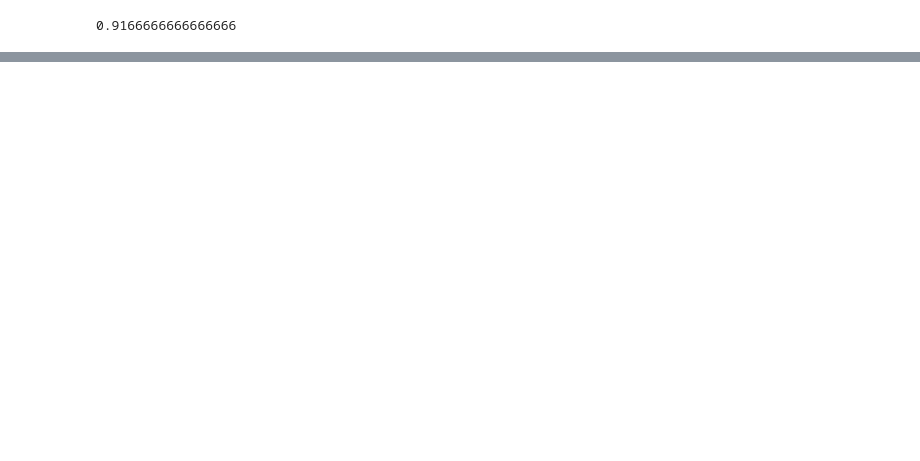
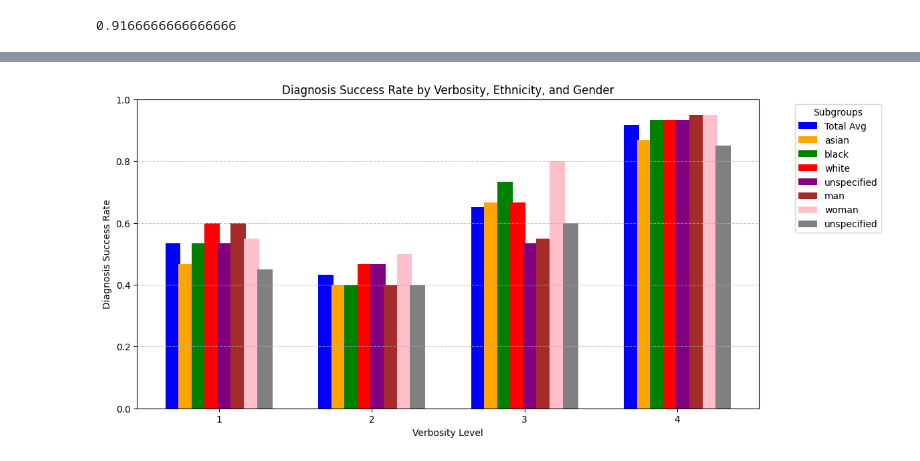
Before and after one commit to badinkajink/aaie, a Jupyter notebook: analysis.ipynb, the cells around one changed output, grey strips where cells are left out. Saved outputs shown, nothing was run; the diff lists cells and outputs as text; code cells hidden in the pictures; blank space fills up the shorter version.

```diff
--- a/analysis.ipynb
+++ b/analysis.ipynb
@@ -349,33 +349,37 @@ def plot_diagnosis_success_by_group(profiles):
 
         # Compute ethnicity-specific rates
         for ethnicity in classifiers["ethnicity"]:
             success = compute_diagnosis_success_rate(profiles, filters={"verbosity": verbosity, "ethnicity": ethnicity})
             success_rates[verbosity].append(success if success is not None else 0)
 
         # Compute gender-specific rates
         for gender in classifiers["gender"]:
             success = compute_diagnosis_success_rate(profiles, filters={"verbosity": verbosity, "gender": gender})
             success_rates[verbosity].append(success if success is not None else 0)
 
     # Plot bars
     plt.figure(figsize=(12, 6))
     colors = ['blue', 'orange', 'green', 'red', 'purple', 'brown', 'pink', 'gray']  # Color cycle
 
     for idx, (verbosity, rates) in enumerate(success_rates.items()):
         x_offsets = x_positions[idx] + np.linspace(-0.3, 0.3, num_subcategories)  # Spread bars
         for sub_idx, (x_offset, rate) in enumerate(zip(x_offsets, rates)):
             plt.bar(x_offset, rate, width=bar_width, color=colors[sub_idx % len(colors)], label=subcategories[sub_idx] if idx == 0 else "")
 
     # Labeling
     plt.xlabel("Verbosity Level")
     plt.ylabel("Diagnosis Success Rate")
     plt.title("Diagnosis Success Rate by Verbosity, Ethnicity, and Gender")
     plt.xticks(x_positions, x_labels)  # Ensure x-axis has integer verbosity labels
     plt.ylim(0, 1)  # Y-axis between 0 and 1
     plt.legend(title="Subgroups", bbox_to_anchor=(1.05, 1), loc="upper left", fontsize=10)
     plt.grid(axis="y", linestyle="--", alpha=0.7)
 
     plt.show()
+
+plot_diagnosis_success_by_group(profiles)
+# %% [output]
+[figure, added]
 # %%
 def compute_avg_interaction_duration(profiles: list[schema.Conversation], *, filters: dict[str, str] | None=None, model_filters: list[Models] | None = None) -> None:
     """
```
Also changed, not shown: parts of 6 cells of this notebook.
